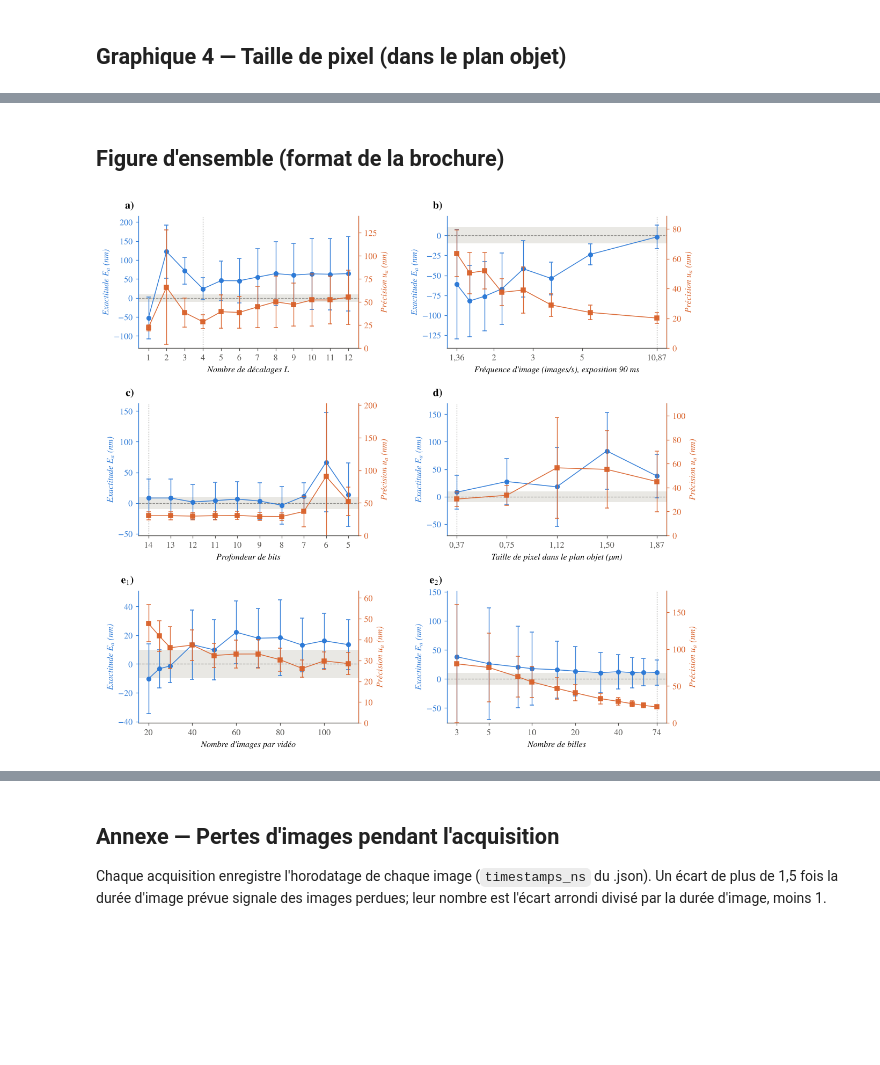
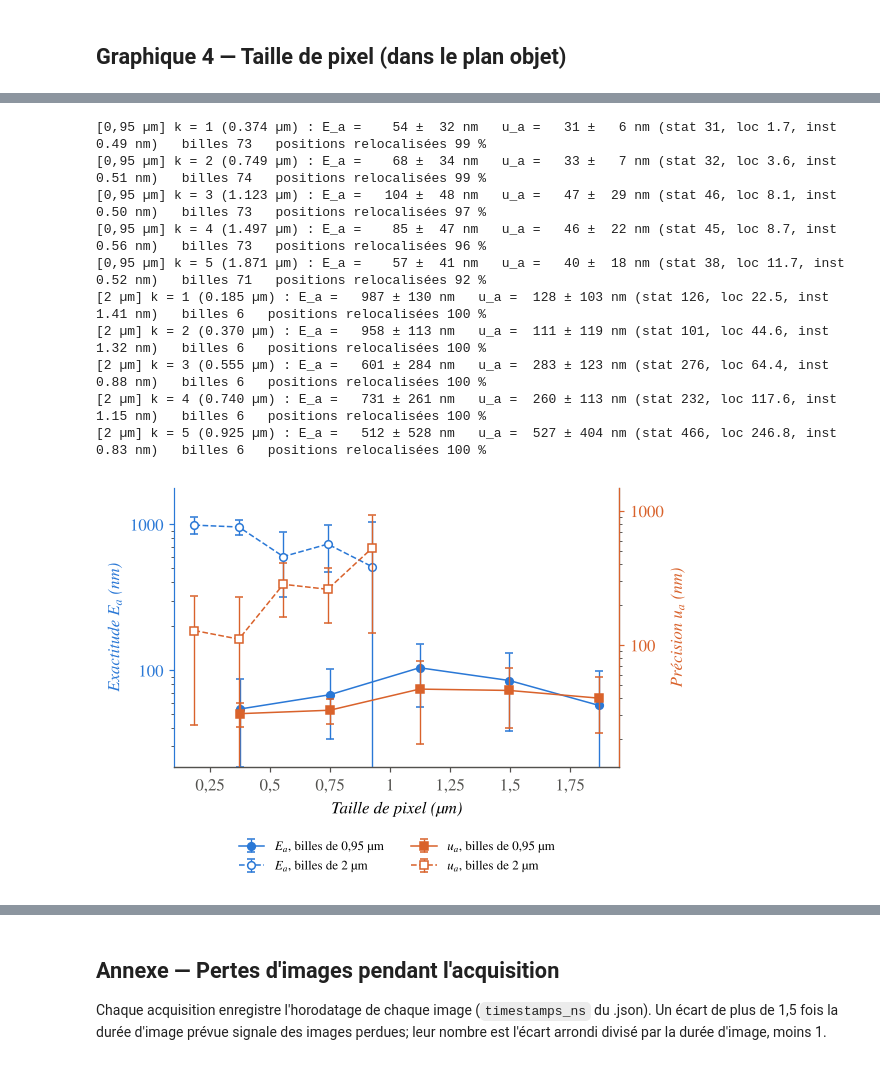
Before and after one commit to cornelia-3/TechEx, a Jupyter notebook: M3_Microscope/performance/graphique de performance.ipynb, the cells around one changed output, grey strips where cells are left out. Saved outputs shown, nothing was run; the diff lists cells and outputs as text; code cells hidden in the pictures; blank space fills up the shorter version.

```diff
--- a/M3_Microscope/performance/graphique de performance.ipynb
+++ b/M3_Microscope/performance/graphique de performance.ipynb
@@ -400,19 +519,2 @@ enregistrer(fig, "graphique3_bits"); plt.show()
 # %% [markdown]
 ## Graphique 4 — Taille de pixel (dans le plan objet)
-# %%
-res_p, frac_p = [], []
-pix_um = [k * donnees[VIDEOS[0]]["pixel_eff"] * 1e6 for k in KPIX]
-for k in KPIX:
-    Ds, fr = zip(*[D_relocalises(v, relocaliser_video(v, "bits", 14) if k == 1 else relocaliser_video(v, "pixel", k))
-                   for v in VIDEOS])
-    res_p.append(metriques(list(Ds))); frac_p.append(float(np.mean(fr)))
-    r = res_p[-1]
-    print(f"k = {k} ({pix_um[k-1]:.3f} µm) : E_a = {r['E']*1e3:+6.0f} ± {r['sE']*1e3:3.0f} nm   "
-          f"u_a = {r['u']*1e3:4.0f} ± {r['su']*1e3:3.0f} nm   positions relocalisées {100*frac_p[-1]:.0f} %   "
-          f"billes {r['N']}")
-RESULTATS["pixel"] = dict(x=pix_um, k=KPIX, res=res_p, frac_localisee=frac_p)
-
-fig, ax = plt.subplots(figsize=(5.2, 3.3))
-panneau(ax, pix_um, res_p, "Taille de pixel dans le plan objet (µm)", proto=pix_um[0], xticks=pix_um,
-        xticklabels=[f"{p:.2f}".replace(".", ",") for p in pix_um])
-enregistrer(fig, "graphique4_pixel"); plt.show()
@@ -503,18 +521,27 @@ N = 74 billes : E_a =    +11 nm, dispersion des tirages   22 nm, u_a =   22 ±
-# %% [markdown]
-## Figure d'ensemble (format de la brochure)
-# %%
-fig, axs = plt.subplots(3, 2, figsize=(10.4, 9.6))
-panneau(axs[0, 0], LS, res_L, "Nombre de décalages $L$", lettre="a)", proto=L_PROTO, xticks=LS, note_proto=None)
-panneau(axs[0, 1], fps, res_k, "Fréquence d'image (images/s), exposition 90 ms", lettre="b)", proto=fps[0], log=True,
-        xticks=[1.36, 2, 3, 5, 10.87], xticklabels=["1,36", "2", "3", "5", "10,87"], note_proto=None)
-panneau(axs[1, 0], BITS, res_b, "Profondeur de bits", lettre="c)", proto=14, xticks=BITS, note_proto=None)
-axs[1, 0].invert_xaxis()
-panneau(axs[1, 1], pix_um, res_p, "Taille de pixel dans le plan objet (µm)", lettre="d)", proto=pix_um[0],
-        xticks=pix_um, xticklabels=[f"{p:.2f}".replace(".", ",") for p in pix_um], note_proto=None)
-panneau(axs[2, 0], N_IMG, res_n, "Nombre d'images par vidéo", lettre="e$_1$)")
-panneau(axs[2, 1], N_BILLES, res_N, "Nombre de billes", lettre="e$_2$)", proto=74, log=True,
-        xticks=[3, 5, 10, 20, 40, 74], xticklabels=["3", "5", "10", "20", "40", "74"], note_proto=None)
-fig.tight_layout(h_pad=1.6, w_pad=2.5)
-enregistrer(fig, "graphiques_1a5_ensemble"); plt.show()
-# %% [output]
-[figure, removed]
+# %%
+for jeu, J in JEUX.items():
+    V, res = J["videos"], []
+    pix = [k * donnees[V[0]]["pixel_eff"] * 1e6 for k in KPIX]
+    for k, px in zip(KPIX, pix):
+        out = [D_relocalises(v, relocaliser_video(v, "bits", 14) if k == 1 else relocaliser_video(v, "pixel", k))
+               for v in V]
+        D_v, sD_v = [o[0] for o in out], [o[1] for o in out]
+        r = metriques(D_v, sD_v, V); r["frac"] = float(np.mean([o[2] for o in out]))
+        res.append(r)
+        noter_billes("4", "pixel_um", round(px, 4), 0, V, D_v, sD_v, extra=dict(k_binning=k))
+        print(resume(r, f"[{jeu}] k = {k} ({px:.3f} µm) :"), f"  positions relocalisées {100*r['frac']:.0f} %")
+    RESULTATS[("4", jeu)] = dict(parametre="pixel_um", x=pix, res=res, videos=V)
+figure({j: (RESULTATS[("4", j)]["x"], RESULTATS[("4", j)]["res"]) for j in JEUX}, "Taille de pixel (µm)",
+       "graphique4_pixel")
+# %% [output]
+[0,95 µm] k = 1 (0.374 µm) : E_a =    54 ±  32 nm   u_a =   31 ±   6 nm (stat 31, loc 1.7, inst 0.49 nm)   billes 73   positions relocalisées 99 %
+[0,95 µm] k = 2 (0.749 µm) : E_a =    68 ±  34 nm   u_a =   33 ±   7 nm (stat 32, loc 3.6, inst 0.51 nm)   billes 74   positions relocalisées 99 %
+[0,95 µm] k = 3 (1.123 µm) : E_a =   104 ±  48 nm   u_a =   47 ±  29 nm (stat 46, loc 8.1, inst 0.50 nm)   billes 73   positions relocalisées 97 %
+[0,95 µm] k = 4 (1.497 µm) : E_a =    85 ±  47 nm   u_a =   46 ±  22 nm (stat 45, loc 8.7, inst 0.56 nm)   billes 73   positions relocalisées 96 %
+[0,95 µm] k = 5 (1.871 µm) : E_a =    57 ±  41 nm   u_a =   40 ±  18 nm (stat 38, loc 11.7, inst 0.52 nm)   billes 71   positions relocalisées 92 %
+[2 µm] k = 1 (0.185 µm) : E_a =   987 ± 130 nm   u_a =  128 ± 103 nm (stat 126, loc 22.5, inst 1.41 nm)   billes 6   positions relocalisées 100 %
+[2 µm] k = 2 (0.370 µm) : E_a =   958 ± 113 nm   u_a =  111 ± 119 nm (stat 101, loc 44.6, inst 1.32 nm)   billes 6   positions relocalisées 100 %
+[2 µm] k = 3 (0.555 µm) : E_a =   601 ± 284 nm   u_a =  283 ± 123 nm (stat 276, loc 64.4, inst 0.88 nm)   billes 6   positions relocalisées 100 %
+[2 µm] k = 4 (0.740 µm) : E_a =   731 ± 261 nm   u_a =  260 ± 113 nm (stat 232, loc 117.6, inst 1.15 nm)   billes 6   positions relocalisées 100 %
+[2 µm] k = 5 (0.925 µm) : E_a =   512 ± 528 nm   u_a =  527 ± 404 nm (stat 466, loc 246.8, inst 0.83 nm)   billes 6   positions relocalisées 100 %
+[figure, added]
```
Also changed, not shown: parts of 31 cells of this notebook, 5 other files.
